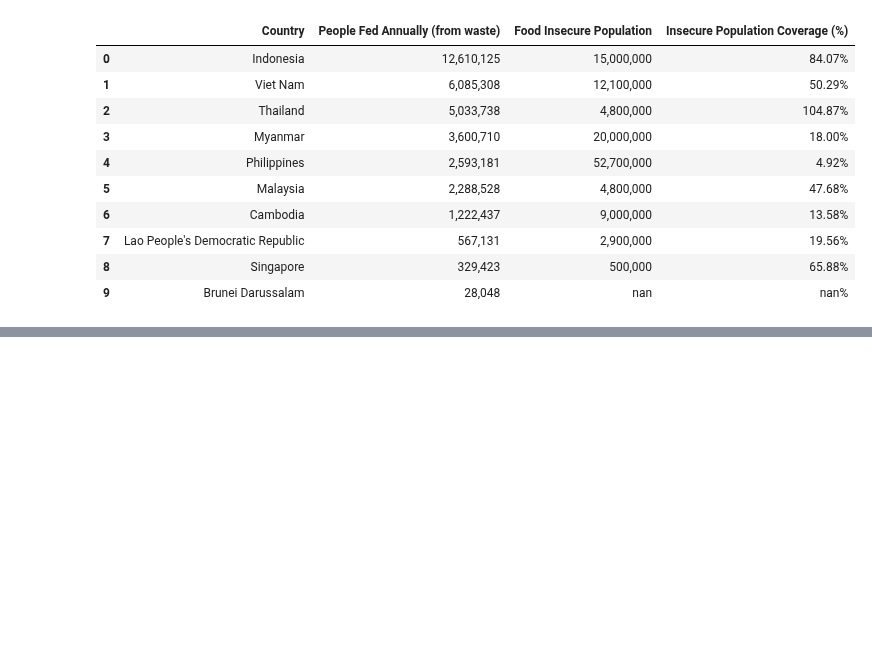
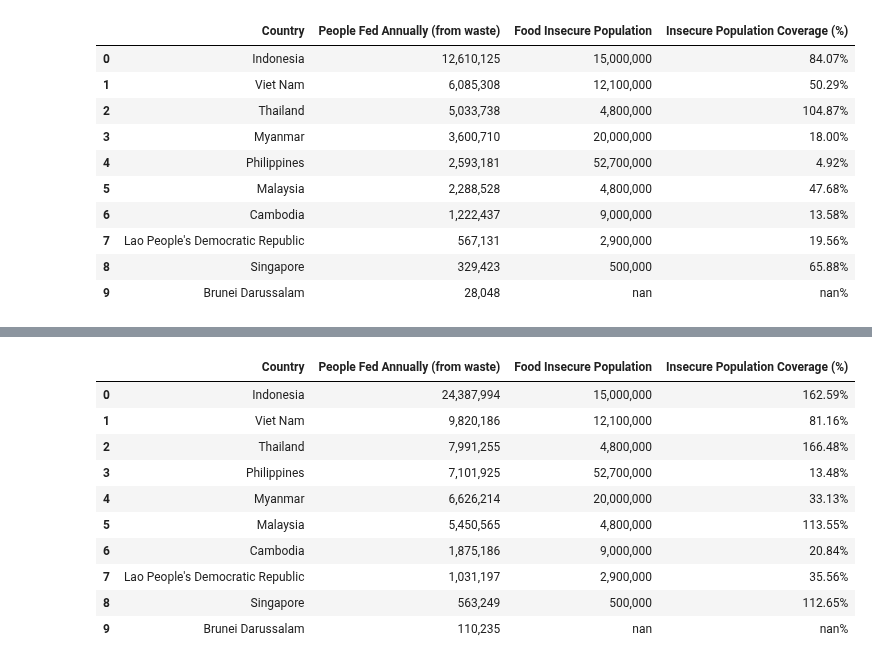
Before and after one commit to Azvier/asean-food-waste-sustainability, a Jupyter notebook: notebooks/data_analysis.ipynb, the cells around one changed output, grey strips where cells are left out. Drawn from its saved outputs; the diff is of its cells as text; code cells hidden in the pictures; blank space fills up the shorter version.

```diff
--- a/notebooks/data_analysis.ipynb
+++ b/notebooks/data_analysis.ipynb
@@ -460,0 +456,84 @@ final_output
+# %%
+# Assumptions for estimation
+
+# ASEAN average from Indonesia, Malaysia, Thailand studies (edible fraction, kcal/kg)
+EDIBLE_WASTE_PERCENTAGE = 0.38  # Edible portion of household waste
+KCAL_PER_KG_WASTE = 1477        # Caloric value per kg edible waste
+
+asean_countries = [
+    'Brunei Darussalam', 'Cambodia', 'Indonesia', 'Lao People\'s Democratic Republic',
+    'Malaysia', 'Myanmar', 'Philippines', 'Singapore', 'Thailand', 'Viet Nam'
+]
+
+# Load total food waste data (household + retail + food service)
+waste_cols = [
+    'Household estimate (tonnes/year)',
+    'Retail estimate (tonnes/year)',
+    'Food service estimate (tonnes/year)'
+]
+total_waste = f_waste[f_waste['Country'].isin(asean_countries)][['Country'] + waste_cols].copy()
+total_waste = total_waste.replace('-', pd.NA).infer_objects(copy=False)
+for col in waste_cols:
+    total_waste[col] = total_waste[col].astype('Int64')
+
+# Impute missing Food service estimate (tonnes/year) using average ratio to (household + retail)
+cols = [
+    'Household estimate (tonnes/year)',
+    'Retail estimate (tonnes/year)',
+    'Food service estimate (tonnes/year)'
+]
+total_waste[cols] = total_waste[cols].apply(pd.to_numeric, errors='coerce')
+mask = total_waste[cols].notna().all(axis=1)
+avg_ratio = (
+    total_waste.loc[mask, 'Food service estimate (tonnes/year)'] /
+    (total_waste.loc[mask, 'Household estimate (tonnes/year)'] + total_waste.loc[mask, 'Retail estimate (tonnes/year)'])
+).mean()
+missing = total_waste['Food service estimate (tonnes/year)'].isna()
+sum_hr = total_waste.loc[missing, 'Household estimate (tonnes/year)'] + total_waste.loc[missing, 'Retail estimate (tonnes/year)']
+total_waste.loc[missing, 'Food service estimate (tonnes/year)'] = (sum_hr * avg_ratio).round().astype('Int64')
+
+total_waste['Total Food Waste (tonnes/year)'] = total_waste[waste_cols].sum(axis=1)
+
+# Latest daily energy requirement per country
+daily_req = fao_fs[
+    (fao_fs['Area'].isin(asean_countries)) &
+    (fao_fs['Item'] == 'Minimum dietary energy requirement  (kcal/cap/day)')
+].sort_values('Year').drop_duplicates('Area', keep='last')
+daily_req['Value'] = daily_req['Value'].astype(float)
+daily_req = daily_req[['Area', 'Value']].rename(columns={'Value': 'Daily Caloric Requirement (kcal)'})
+
+# Latest food insecure population per country
+insecure_pop = fao_fs[
+    (fao_fs['Area'].isin(asean_countries)) &
+    (fao_fs['Item'] == 'Number of moderately or severely food insecure people (million) (3-year average)')
+].sort_values('Year').drop_duplicates('Area', keep='last')
+insecure_pop['Value'] = insecure_pop['Value'].astype(float) * 1_000_000
+insecure_pop = insecure_pop[['Area', 'Value']].rename(columns={'Value': 'Food Insecure Population'})
+
+# Calculate potential people fed from edible food waste (using total waste)
+social_impact_df = pd.merge(total_waste, daily_req, left_on='Country', right_on='Area')
+social_impact_df['Edible Waste (kg/yr)'] = social_impact_df['Total Food Waste (tonnes/year)'] * 1000 * EDIBLE_WASTE_PERCENTAGE
+social_impact_df['Total Wasted Calories (kcal/yr)'] = social_impact_df['Edible Waste (kg/yr)'] * KCAL_PER_KG_WASTE
+social_impact_df['Annual Caloric Requirement (kcal/yr)'] = social_impact_df['Daily Caloric Requirement (kcal)'] * 365
+social_impact_df['People Fed Annually (from waste)'] = (social_impact_df['Total Wasted Calories (kcal/yr)'] / social_impact_df['Annual Caloric Requirement (kcal/yr)']).round(0)
+
+# Merge with food insecure population for context
+social_impact_df = pd.merge(social_impact_df, insecure_pop, left_on='Country', right_on='Area', how='left')
+social_impact_df['Insecure Population Coverage (%)'] = (social_impact_df['People Fed Annually (from waste)'] / social_impact_df['Food Insecure Population']) * 100
+
+# Format output
+final_output = social_impact_df[[
+    'Country',
+    'People Fed Annually (from waste)',
+    'Food Insecure Population',
+    'Insecure Population Coverage (%)'
+]].sort_values('People Fed Annually (from waste)', ascending=False).reset_index(drop=True)
+
+final_output_sep = final_output.copy()
+final_output_sep['People Fed Annually (from waste)'] = final_output['People Fed Annually (from waste)'].map('{:,.0f}'.format)
+final_output_sep['Food Insecure Population'] = final_output['Food Insecure Population'].map('{:,.0f}'.format)
+final_output_sep['Insecure Population Coverage (%)'] = final_output['Insecure Population Coverage (%)'].map('{:.2f}%'.format)
+
+print("--- Estimated Social Impact of Redistributing Edible Food Waste ---")
+final_output_sep
+# %% [output]
@@ -460,0 +541,11 @@ final_output
+|  | Country | People Fed Annually (from waste) | Food Insecure Population | Insecure Population Coverage (%) |
+| 0 | Indonesia | 24,387,994 | 15,000,000 | 162.59% |
+| 1 | Viet Nam | 9,820,186 | 12,100,000 | 81.16% |
+| 2 | Thailand | 7,991,255 | 4,800,000 | 166.48% |
+| 3 | Philippines | 7,101,925 | 52,700,000 | 13.48% |
+| 4 | Myanmar | 6,626,214 | 20,000,000 | 33.13% |
+| 5 | Malaysia | 5,450,565 | 4,800,000 | 113.55% |
+| 6 | Cambodia | 1,875,186 | 9,000,000 | 20.84% |
+| 7 | Lao People's Democratic Republic | 1,031,197 | 2,900,000 | 35.56% |
+| 8 | Singapore | 563,249 | 500,000 | 112.65% |
+| 9 | Brunei Darussalam | 110,235 | nan | nan% |
```
Also changed, not shown: parts of 14 cells of this notebook.
